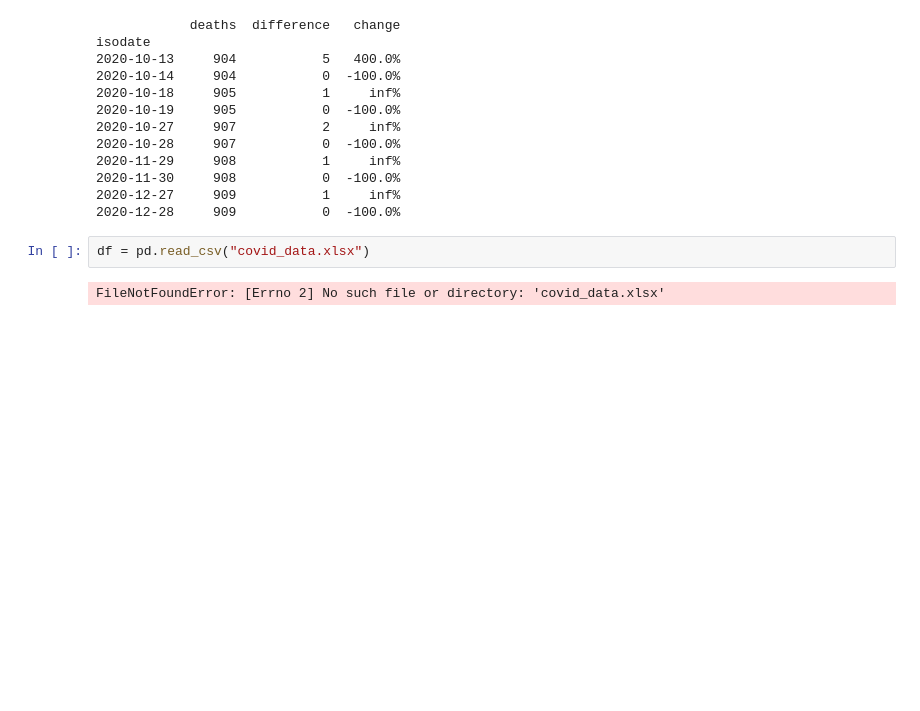
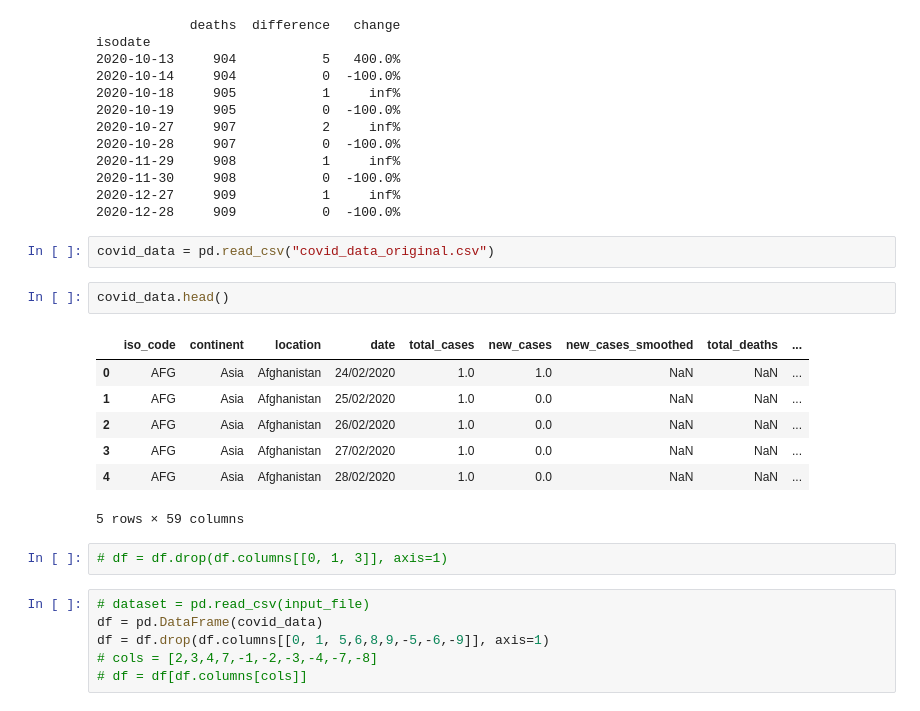
Before and after one commit to nooshink/ETL-Project, a Jupyter notebook: ETL.ipynb, the cells around one changed output. Cells and saved outputs as stored; diff of their text form; blank space fills up the shorter version.

```diff
--- a/ETL.ipynb
+++ b/ETL.ipynb
@@ -155,7 +155,23 @@ isodate
 2020-11-30     908           0  -100.0%
 2020-12-27     909           1     inf%
 2020-12-28     909           0  -100.0%
-# %%
-df = pd.read_csv("covid_data.xlsx")
-# %% [output]
-FileNotFoundError: [Errno 2] No such file or directory: 'covid_data.xlsx'
+# %%
+covid_data = pd.read_csv("covid_data_original.csv")
+# %%
+covid_data.head()
+# %% [output]
+|  | iso_code | continent | location | date | total_cases | new_cases | new_cases_smoothed | total_deaths | ... |
+| 0 | AFG | Asia | Afghanistan | 24/02/2020 | 1.0 | 1.0 | NaN | NaN | ... |
+| 1 | AFG | Asia | Afghanistan | 25/02/2020 | 1.0 | 0.0 | NaN | NaN | ... |
+| 2 | AFG | Asia | Afghanistan | 26/02/2020 | 1.0 | 0.0 | NaN | NaN | ... |
+| 3 | AFG | Asia | Afghanistan | 27/02/2020 | 1.0 | 0.0 | NaN | NaN | ... |
+| 4 | AFG | Asia | Afghanistan | 28/02/2020 | 1.0 | 0.0 | NaN | NaN | ... |
+5 rows × 59 columns
+# %%
+# df = df.drop(df.columns[[0, 1, 3]], axis=1)
+# %%
+# dataset = pd.read_csv(input_file)
+df = pd.DataFrame(covid_data)
+df = df.drop(df.columns[[0, 1, 5,6,8,9,-5,-6,-9]], axis=1)
+# cols = [2,3,4,7,-1,-2,-3,-4,-7,-8]
+# df = df[df.columns[cols]]
```
Also changed, not shown: parts of 8 cells of this notebook, 2 other files.
